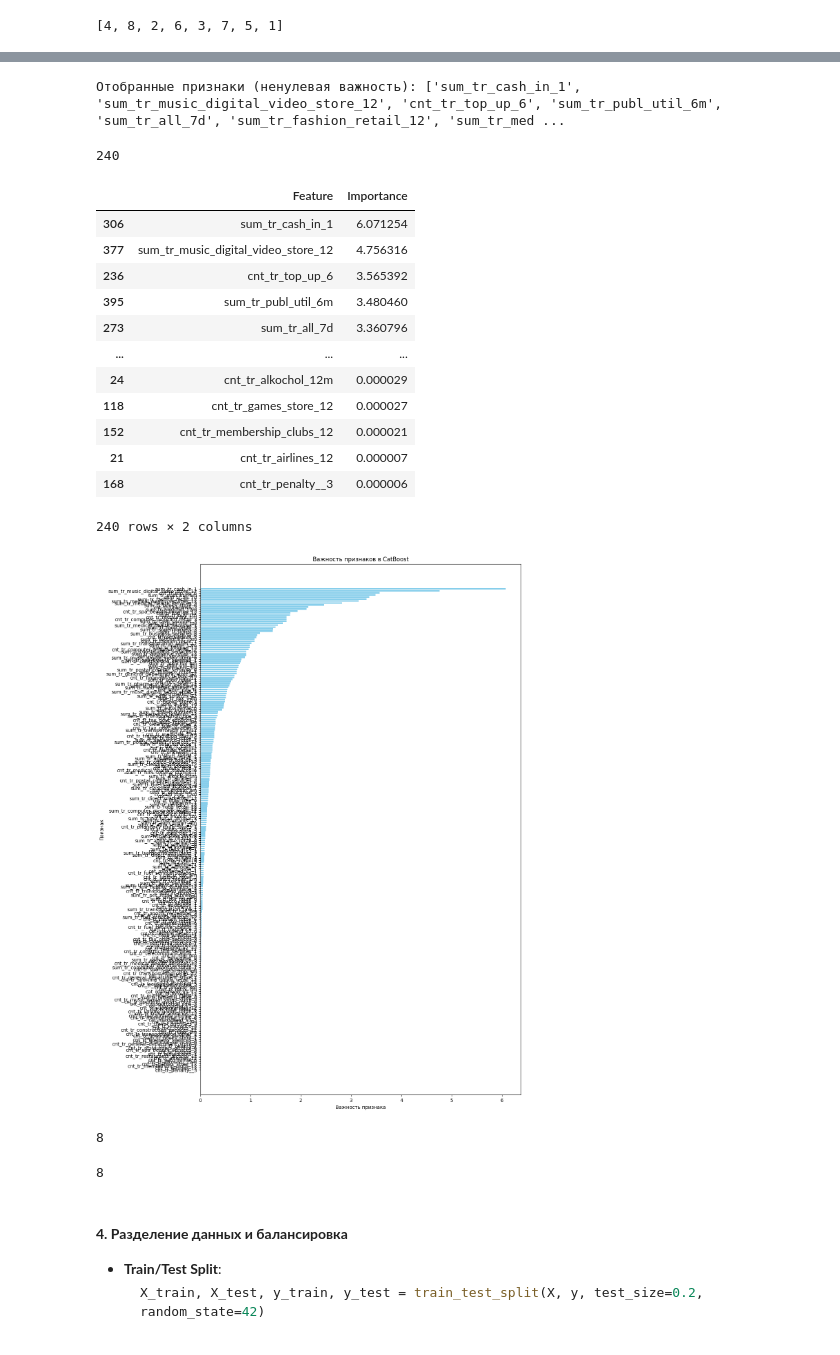
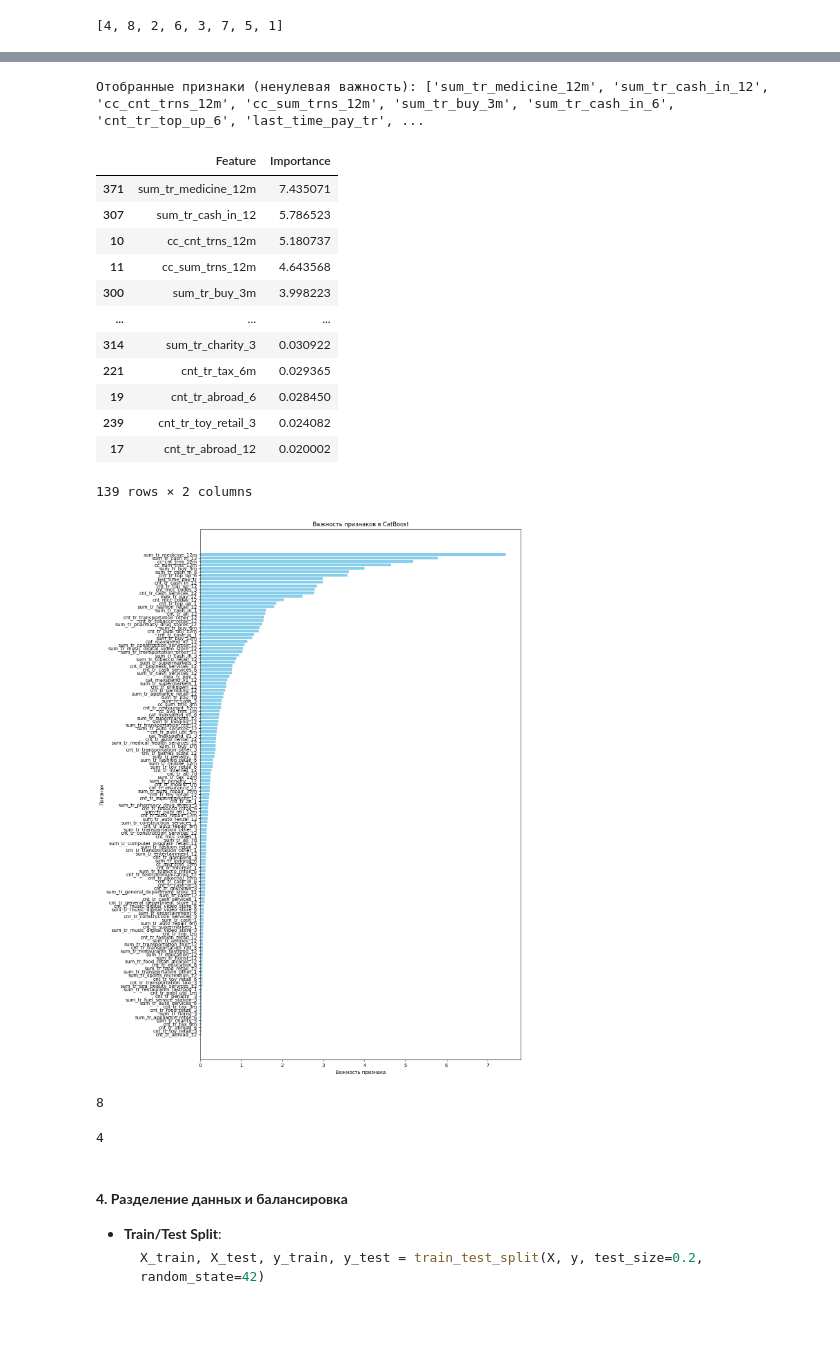
Before and after one commit to andreyshveduke/DSC-distribution-task-3, a Jupyter notebook: card_spending_data.ipynb, the cells around one changed output, grey strips where cells are left out. Saved outputs shown, nothing was run; the diff lists cells and outputs as text; code cells hidden in the pictures.

```diff
--- a/card_spending_data.ipynb
+++ b/card_spending_data.ipynb
@@ -11,6 +11,15 @@
 # %% [markdown]
 1. На данном этапе смотрим полверхностно на очевидные метаданные
 2. Вернемся к анализу метаданных в словарях, когда сократим и обработаем признаки на поздних этапах обработки
+# %%
+from comet_ml import start
+from comet_ml import Experiment
+from comet_ml import ExistingExperiment
+experiment = Experiment(
+    api_key='AwHbhSRbA9WGz71iTwGB4oPZU',
+    project_name='dsc-2025-3-distribution-task',
+    workspace='andreyshveduke'
+)
 # %%
 # библиотеки Python
 
@@ -676,14 +691,14 @@ def is_important_features(df, y_train_df, categorical_features_full, learning_ra
     model = CatBoostRegressor(
         iterations = iterations,
         learning_rate = learning_rate,
-        depth=6,
+        depth=8,
         loss_function='RMSE',
         random_seed=42,
         nan_mode='Min',
-        verbose = 20,
+        verbose = 100,
         task_type = 'GPU',
         devices = 'all',
-        bootstrap_type = 'Poisson',
+        #bootstrap_type = 'Poisson',
         max_ctr_complexity =  4
 
         )
@@ -697,7 +712,7 @@ def is_important_features(df, y_train_df, categorical_features_full, learning_ra
 
     return importance_df
 
-importance_df = is_important_features(train_card_spending, y_train_df, categorical_features_full, learning_rate = 0.1, iterations=100)
+importance_df = is_important_features(train_card_spending, y_train_df, categorical_features_full, learning_rate = 0.05, iterations=500)
 
 print("Ранжирование признаков по важности:")
 print(importance_df.to_string(index=False))
@@ -725,49 +740,48 @@ mask = importance_df['Importance'] > 0
 selected_features = importance_df[mask]
 print("\nОтобранные признаки (ненулевая важность):", selected_features['Feature'].tolist())
 # %% [output]
-Отобранные признаки (ненулевая важность): ['sum_tr_cash_in_1', 'sum_tr_music_digital_video_store_12', 'cnt_tr_top_up_6', 'sum_tr_publ_util_6m', 'sum_tr_all_7d', 'sum_tr_fashion_retail_12', 'sum_tr_med ...
+Отобранные признаки (ненулевая важность): ['sum_tr_medicine_12m', 'sum_tr_cash_in_12', 'cc_cnt_trns_12m', 'cc_sum_trns_12m', 'sum_tr_buy_3m', 'sum_tr_cash_in_6', 'cnt_tr_top_up_6', 'last_time_pay_tr', ...
-# %%
-len(selected_features)
-# %% [output]
-240
 # %%
 selected_features
 # %% [output]
 |  | Feature | Importance |
-| 306 | sum_tr_cash_in_1 | 6.071254 |
-| 377 | sum_tr_music_digital_video_store_12 | 4.756316 |
-| 236 | cnt_tr_top_up_6 | 3.565392 |
-| 395 | sum_tr_publ_util_6m | 3.480460 |
-| 273 | sum_tr_all_7d | 3.360796 |
+| 371 | sum_tr_medicine_12m | 7.435071 |
+| 307 | sum_tr_cash_in_12 | 5.786523 |
+| 10 | cc_cnt_trns_12m | 5.180737 |
+| 11 | cc_sum_trns_12m | 4.643568 |
+| 300 | sum_tr_buy_3m | 3.998223 |
 | ... | ... | ... |
-| 24 | cnt_tr_alkochol_12m | 0.000029 |
-| 118 | cnt_tr_games_store_12 | 0.000027 |
-| 152 | cnt_tr_membership_clubs_12 | 0.000021 |
-| 21 | cnt_tr_airlines_12 | 0.000007 |
-| 168 | cnt_tr_penalty__3 | 0.000006 |
+| 314 | sum_tr_charity_3 | 0.030922 |
+| 221 | cnt_tr_tax_6m | 0.029365 |
+| 19 | cnt_tr_abroad_6 | 0.028450 |
+| 239 | cnt_tr_toy_retail_3 | 0.024082 |
+| 17 | cnt_tr_abroad_12 | 0.020002 |
-240 rows × 2 columns
+139 rows × 2 columns
 # %%
 # Визуализация ненулевых по важности
 
 plt.figure(figsize=(12, 20))
 plt.barh(selected_features['Feature'], selected_features['Importance'], color='skyblue')
 plt.xlabel('Важность признака')
 plt.ylabel('Признак')
 plt.title('Важность признаков в CatBoost')
 plt.gca().invert_yaxis()  # Самые важные признаки сверху
+experiment.log_figure(figure=plt)
 plt.show()
 # %% [output]
-[figure, old version]
+[figure, new version]
 # %%
 # оставим только список из selected_features
 selected_features_list = selected_features['Feature'].tolist()
 # %%
+# проверим , нет ли в категориальных отсеченных признаков
+
 display(len(categorical_features_full))
 categorical_features_full = [feature for feature in categorical_features_full if feature in selected_features_list]
 display(len(categorical_features_full))
 # %% [output]
 8
-8
+4
 # %% [markdown]
 #### **4. Разделение данных и балансировка**
 - **Train/Test Split**:
```
Also changed, not shown: parts of 12 cells of this notebook, 1 other file.
